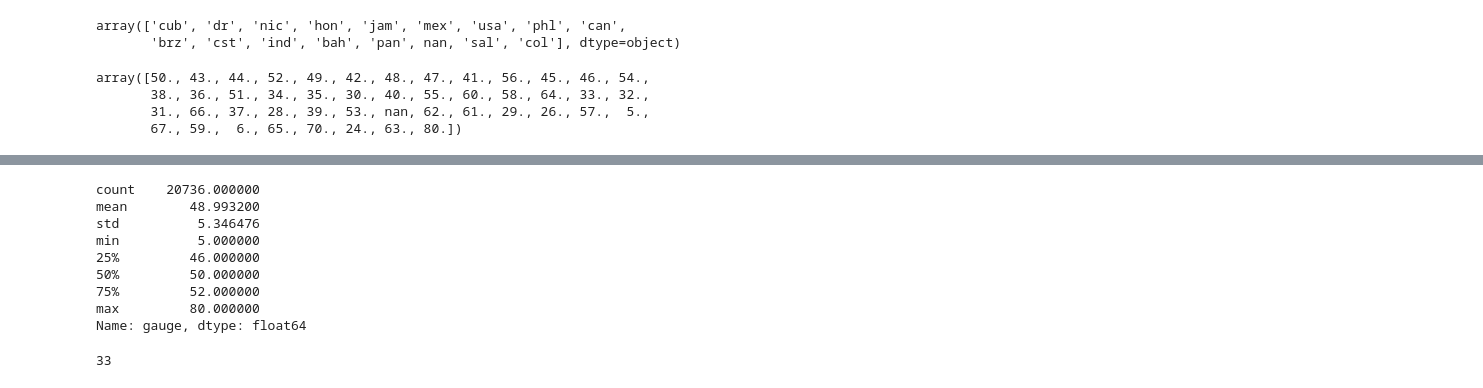
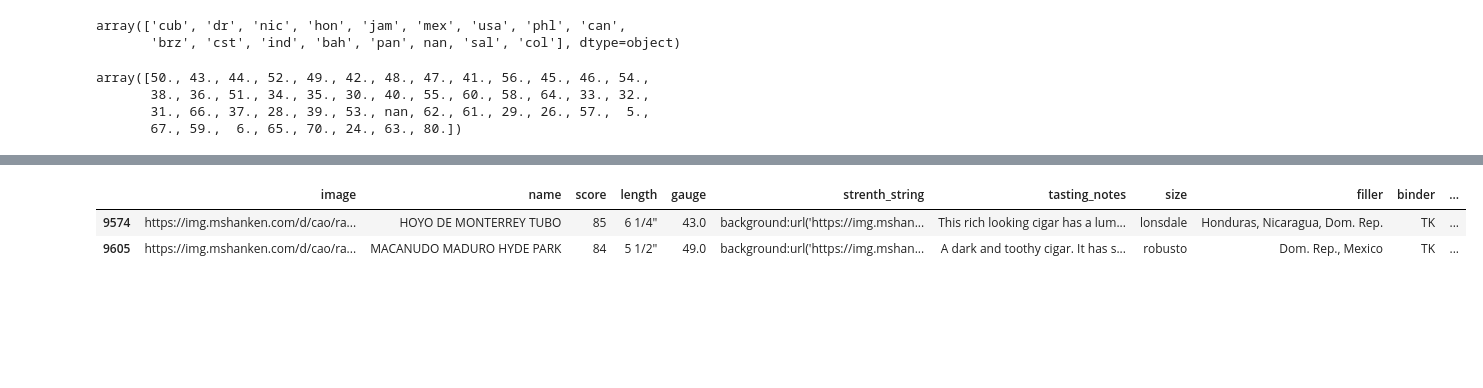
Before and after one commit to dj-betts/top-25-cigars, a Jupyter notebook: eda_cigar_aficionado.ipynb, the cells around one changed output, grey strips where cells are left out. Saved outputs shown, nothing was run; the diff lists cells and outputs as text; code cells hidden in the pictures; blank space fills up the shorter version.

```diff
--- a/eda_cigar_aficionado.ipynb
+++ b/eda_cigar_aficionado.ipynb
@@ -368,16 +314,0 @@ df['gauge'] = df.gauge.apply(make_int)
-# %%
-df.gauge.describe()
-# %% [output]
-count    20736.000000
-mean        48.993200
-std          5.346476
-min          5.000000
-25%         46.000000
-50%         50.000000
-75%         52.000000
-max         80.000000
-Name: gauge, dtype: float64
-# %%
-sum(df.gauge.isna())
-# %% [output]
-33
@@ -390,0 +315,8 @@ def make_int(string):
+# %%
+tk_binder = df[df.binder =='TK']
+# %%
+tk_binder
+# %% [output]
+|  | image | name | score | length | gauge | strenth_string | tasting_notes | size | filler | binder | ... |
+| 9574 | https://img.mshanken.com/d/cao/ra... | HOYO DE MONTERREY TUBO | 85 | 6 1/4" | 43.0 | background:url('https://img.mshan... | This rich looking cigar has a lum... | lonsdale | Honduras, Nicaragua, Dom. Rep. | TK | ... |
+| 9605 | https://img.mshanken.com/d/cao/ra... | MACANUDO MADURO HYDE PARK | 84 | 5 1/2" | 49.0 | background:url('https://img.mshan... | A dark and toothy cigar. It has s... | robusto | Dom. Rep., Mexico | TK | ... |
```
Also changed, not shown: parts of 17 cells of this notebook.
